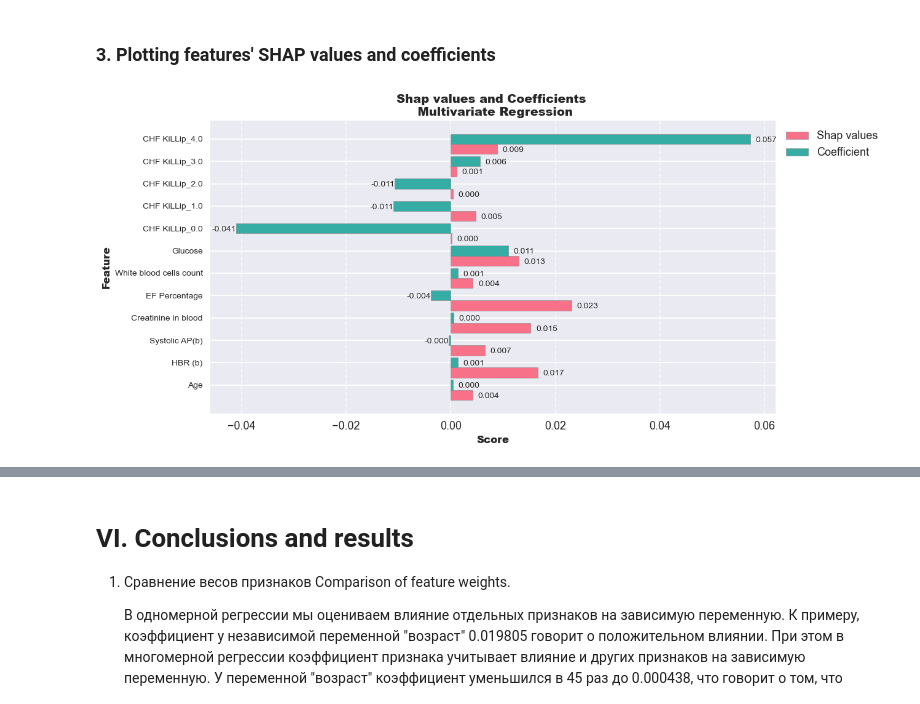
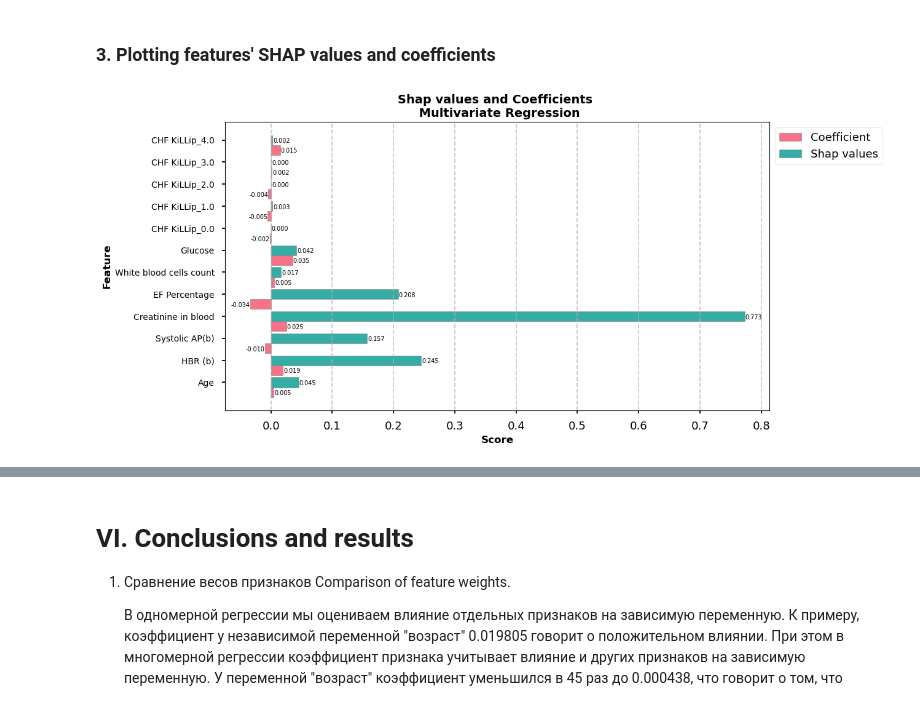
Before and after one commit to bvpotapenko/feat-imp-research, a Jupyter notebook: 1. Linear-models_2.0.ipynb, the cells around one changed output, grey strips where cells are left out. Cells and saved outputs as stored; diff of their text form; code cells hidden in the pictures.

```diff
--- a/1. Linear-models_2.0.ipynb
+++ b/1. Linear-models_2.0.ipynb
@@ -103,4 +146 @@ Random state=42; r2=0.022512
-# %%
-# Now split the initial training set again using the best random state
-X_train, X_test, y_train, y_test = train_test_split(X_global_train, y_global_train, test_size=0.2, random_state=best_state, stratify=y_global_train)
 # %%
@@ -143,8 +163,5 @@ feature_names = ["Age", "HBR (b)", "Systolic AP(b)", "Creatinine in blood", "EF
                  "CHF KiLLip_2.0", "CHF KiLLip_3.0", "CHF KiLLip_4.0"]
 feature_importances = pd.DataFrame(index=feature_names)
 
-# Compute feature importances and coefficients using the best model
-feature_importances = compute_feature_importance_and_coefficients(X_train, y_train, X_test, y_test)
-
-
-print(f"Best Random State: {best_state}")
+best_skf = StratifiedKFold(n_splits=5, shuffle=True, random_state=best_state)
+feature_importances = compute_feature_importance_and_coefficients(X_global_train_scaled, y_global_train, X_global_test_scaled, y_global_test, best_skf)
@@ -200,7 +215,7 @@ def plot_weights (feature_importances, column1, column2, label1, label2, title,
             plt.text(width + padding,
                     bar.get_y() + bar.get_height() / 2.5 ,
                     f"{width :.{num_digits}f}",
-                    ha=h_align, va='center', fontsize=10)
+                    ha=h_align, va='center', fontsize=7)
 
     add_values(bars1)
     add_values(bars2)
@@ -227,9 +246,9 @@ models = {}
 
 for state in random_states:
     skf = StratifiedKFold(n_splits=5, shuffle=True, random_state=state)
-    X_train, X_test, y_train, y_test = train_test_split(X_global_train, y_global_train, test_size=0.2, random_state=state, stratify=y_global_train)
+    X_train, X_test, y_train, y_test = train_test_split(X_global_train_scaled, y_global_train, test_size=0.2, random_state=state, stratify=y_global_train)
 
-    model = LinearRegression(fit_intercept=True, n_jobs=-1)
+    model = LinearRegression(n_jobs=-1)
     model.fit(X_train, y_train)
 
     scores = cross_val_score(model, X_test, y_test, scoring="r2", cv=skf)
@@ -243,7 +262,7 @@ for state in random_states:
 best_random_state = max(r2_scores, key=r2_scores.get)
 best_model = models[best_random_state]
 
-additional_test_score = best_model.score(X_global_test, y_global_test)
+additional_test_score = best_model.score(X_global_test_scaled, y_global_test)
 print(f"The best random state is {best_random_state} with an r2 score of {r2_scores[best_random_state]: .4f} on the validation set and {additional_test_score: .4f} on the additional test set.")
 # %% [output]
 Mean cross-validation score: -0.0136 for state=0
@@ -282,14 +301,14 @@ feature_importances_multi
 ### 3. Plotting features' SHAP values and coefficients
 # %%
 plot_weights(feature_importances_multi,
+             'Coef',
              'Mean shap values',
-             'Coef',
-             label1='Shap values',
-             label2='Coefficient',
+             label1='Coefficient',
+             label2='Shap values',
              title='Shap values and Coefficients \n Multivariate Regression',
              num_digits = 3 )
 # %% [output]
-[figure, old version]
+[figure, new version]
 # %%
 shap.summary_plot(shap_values.values, X_global_test, feature_names=feature_names, show=False)
 plt.gcf().axes[-1].set_aspect(100)
```
Also changed, not shown: parts of 23 cells of this notebook.
